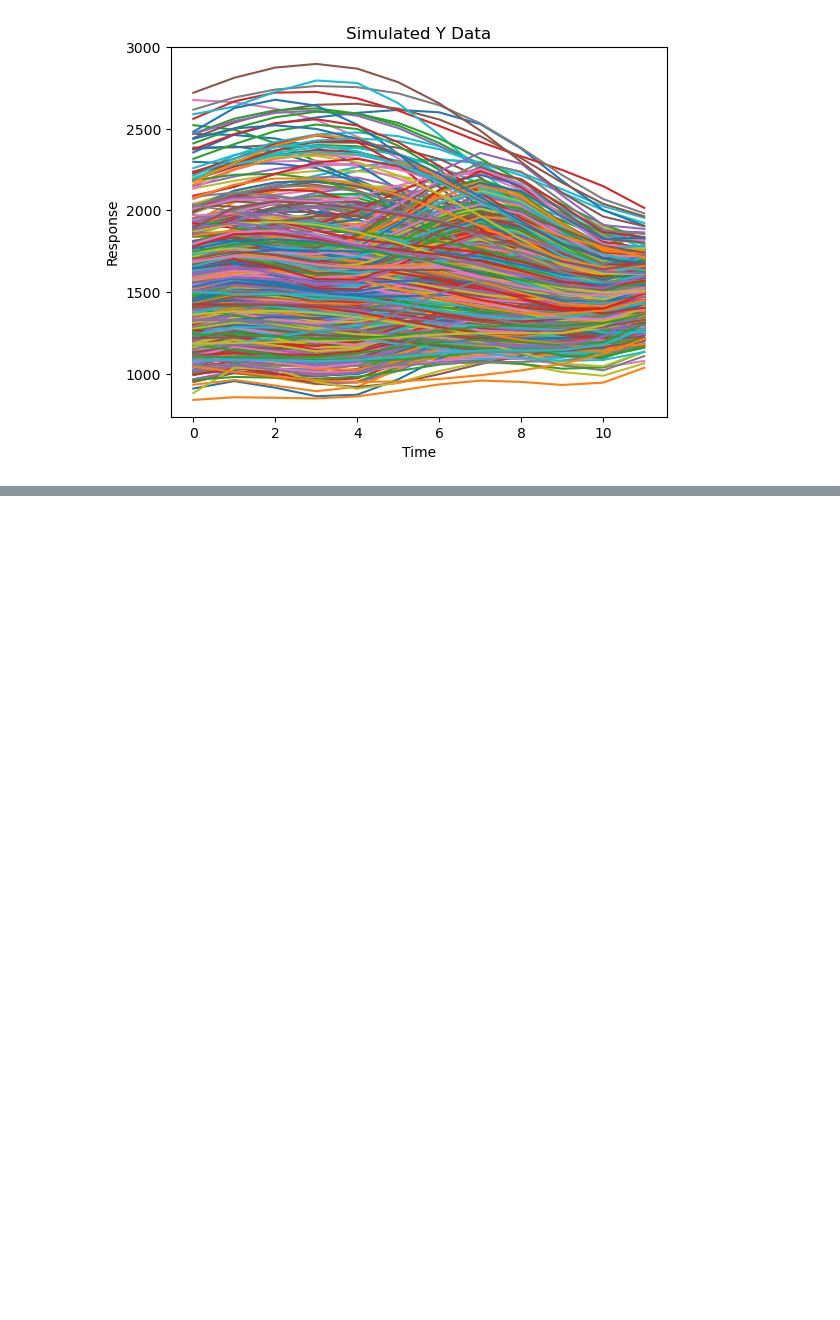
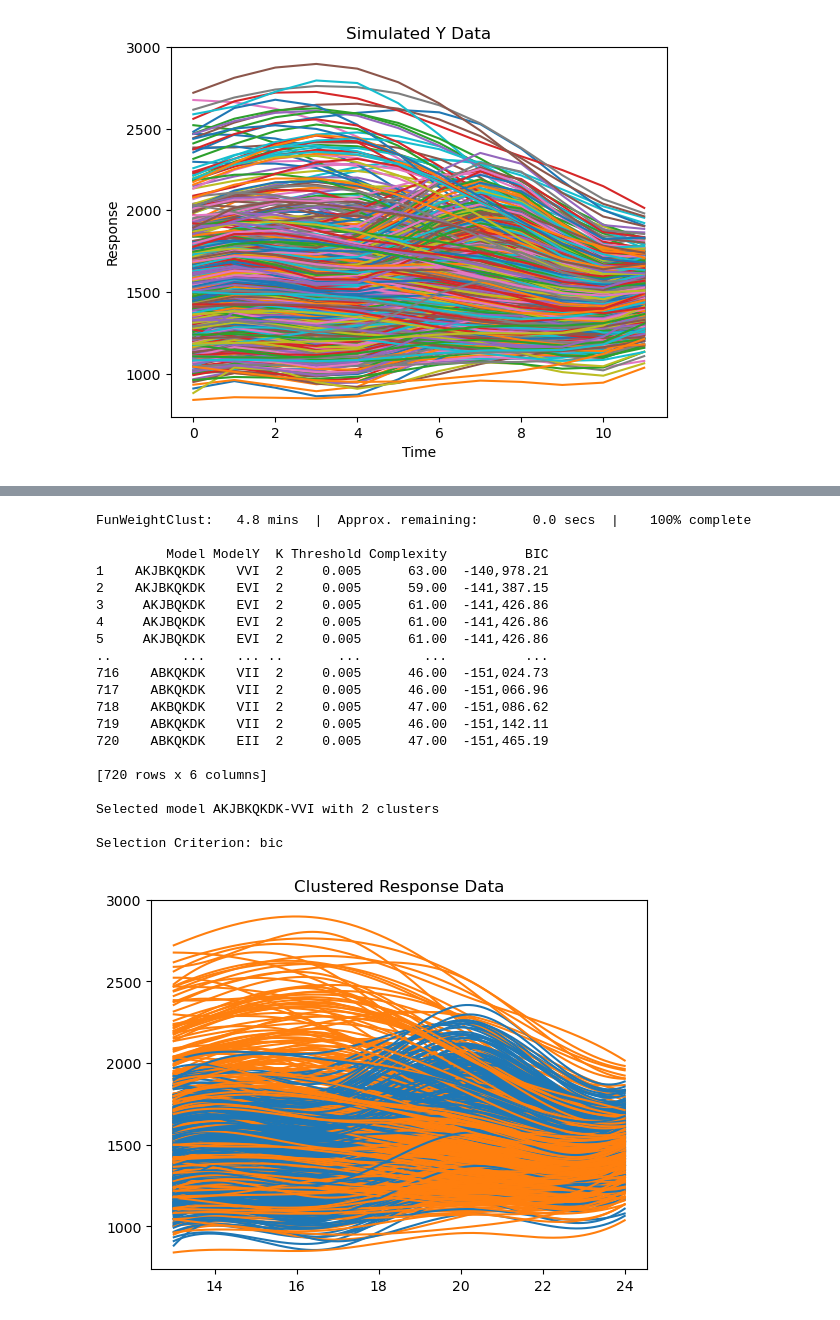
Before and after one commit to richardronyo/funWeightClust-Python, a Jupyter notebook: sim1.ipynb, the cells around one changed output, grey strips where cells are left out. Cells and saved outputs as stored; diff of their text form; code cells hidden in the pictures; blank space fills up the shorter version.

```diff
--- a/sim1.ipynb
+++ b/sim1.ipynb
@@ -152,0 +53,32 @@ Text(0.5, 1.0, 'Classified Y Fourier Data')
+# %%
+import funweightclust as fwc
+
+models = ["AKJBQKDK"]
+modelsy = ["EII", "VII"]
+
+res = fwc.funweightclust(predictor_bspline, response_bspline, 2, model=models, modely=modelsy, nb_rep=1, threshold=0.005)
+response_bspline.plot(group = res.cl)
+plt.title("Clustered Response Data")
+plt.show()
+# %% [output]
+FunWeightClust:   4.8 mins  |  Approx. remaining:       0.0 secs  |    100% complete
+
+         Model ModelY  K Threshold Complexity          BIC
+1    AKJBKQKDK    VVI  2     0.005      63.00  -140,978.21
+2    AKJBKQKDK    EVI  2     0.005      59.00  -141,387.15
+3     AKJBQKDK    EVI  2     0.005      61.00  -141,426.86
+4     AKJBQKDK    EVI  2     0.005      61.00  -141,426.86
+5     AKJBQKDK    EVI  2     0.005      61.00  -141,426.86
+..         ...    ... ..       ...        ...          ...
+716    ABKQKDK    VII  2     0.005      46.00  -151,024.73
+717    ABKQKDK    VII  2     0.005      46.00  -151,066.96
+718    AKBQKDK    VII  2     0.005      47.00  -151,086.62
+719    ABKQKDK    VII  2     0.005      46.00  -151,142.11
+720    ABKQKDK    EII  2     0.005      47.00  -151,465.19
+
+[720 rows x 6 columns]
+
+Selected model AKJBKQKDK-VVI with 2 clusters
+
+Selection Criterion: bic
+[figure, added]
```
Also changed, not shown: parts of 12 cells of this notebook.
